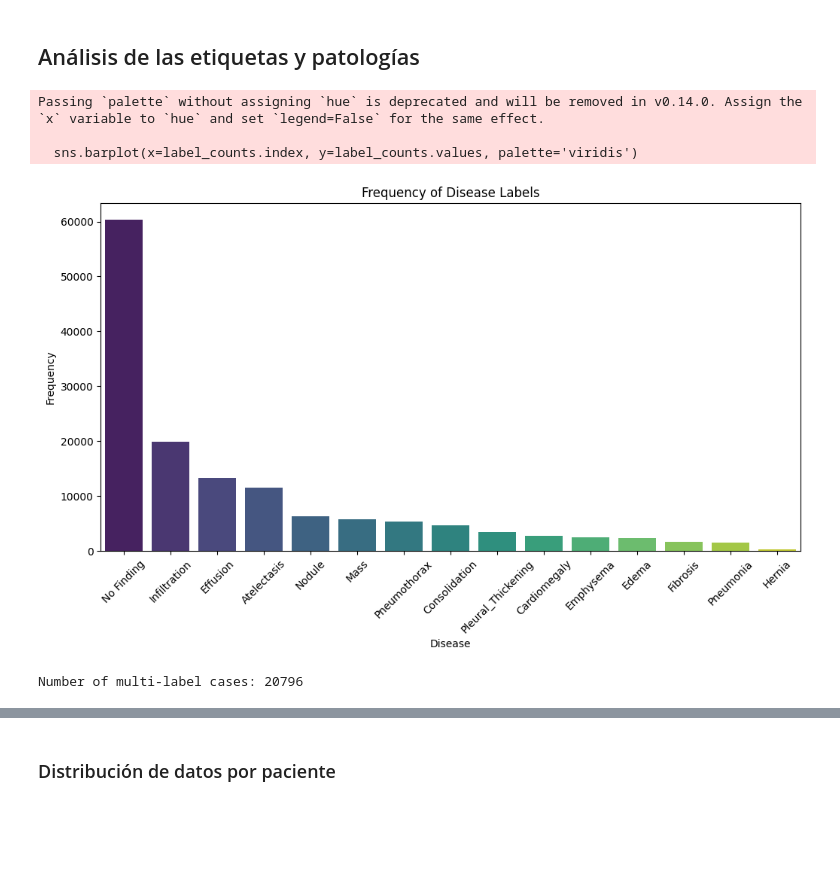
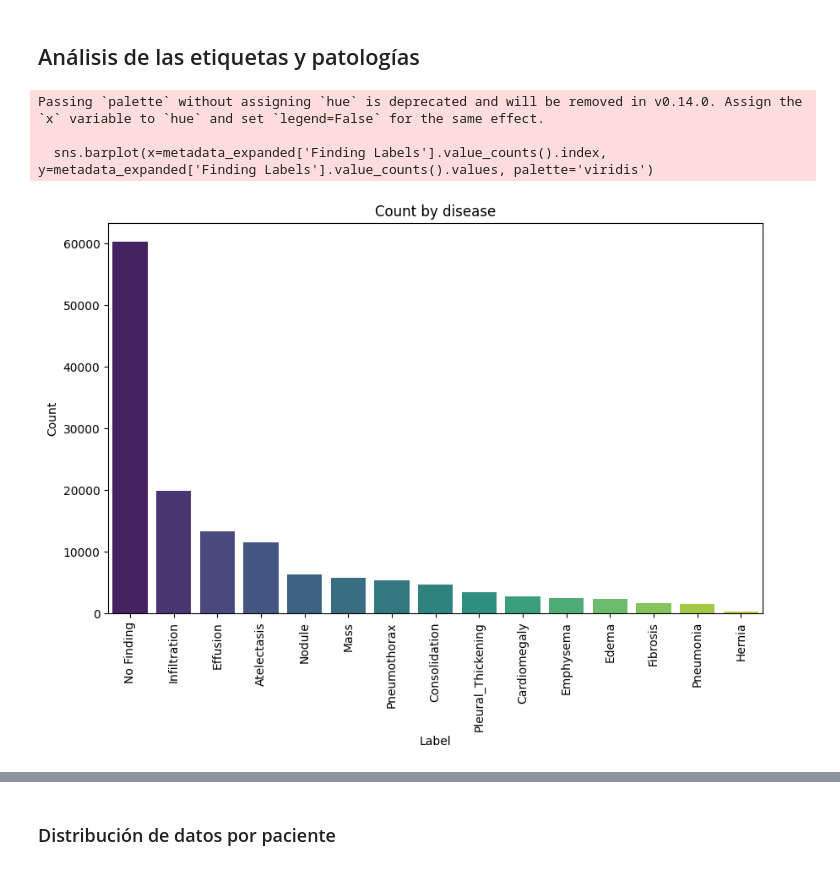
Before and after one commit to RodriguezMarta/ChestX-ray8_classification, a Jupyter notebook: notebooks/01_EDA.ipynb, the cells around one changed output, grey strips where cells are left out. Saved outputs shown, nothing was run; the diff lists cells and outputs as text; code cells hidden in the pictures; blank space fills up the shorter version.

```diff
--- a/notebooks/01_EDA.ipynb
+++ b/notebooks/01_EDA.ipynb
@@ -14,6 +14,7 @@ import os
 
 El conjunto de datos de ChestX-ray8 se puede encontrar en https://nihcc.app.box.com/v/ChestXray-NIHCC/, una opción es descargar la carpeta con las imágenes en un .zip pero NIH ya proporciona .py capaz de descargar y descomprimir los archivos de las imágenes. Ese archivo ha sido modificado para descargar las imágenes en una carpeta más conveniente con la estructura del proyecto.
 # %%
-data_dir = Path.cwd().parent / 'data'
+data_dir = os.path.join('..', 'data')
+metadata_dir = os.path.join(data_dir, 'metadata')
 # %%
 # Check if we have all images
@@ -34,10 +37,10 @@ Number of images: 112120
 # %%
 # Metadata path
-metadata_dir = data_dir / 'metadata' / 'Data_Entry_2017_v2020.csv'
-bbox_dir =  data_dir /'metadata'/'BBox_List_2017.csv'
+metadata_file = os.path.join(metadata_dir, 'Data_Entry_2017_v2020.csv')
+bbox_dir =  os.path.join(metadata_dir,'BBox_List_2017.csv')
 
 
-metadata_df = pd.read_csv(metadata_dir)
+metadata_df = pd.read_csv(metadata_file)
 print(f"Unique patients: {metadata_df['Patient ID'].nunique()}")
 display(metadata_df.head())
 # %% [output]
@@ -51,29 +107,19 @@ Unique patients: 30805
 # %% [markdown]
 ## Análisis de las etiquetas y patologías
 # %%
-# Split 'Finding Labels' into individual labels
-metadata_df['Labels List'] = metadata_df['Finding Labels'].str.split('|')
+metadata_expanded = metadata_df.copy()
+metadata_expanded['Finding Labels'] = metadata_expanded['Finding Labels'].str.split('|')
+metadata_expanded = metadata_expanded.explode('Finding Labels')
 
-# Calculate freq of each label
-all_labels = metadata_df['Labels List'].explode()
-label_counts = all_labels.value_counts()
-
-# Plot label distribution
-plt.figure(figsize=(12, 6))
-sns.barplot(x=label_counts.index, y=label_counts.values, palette='viridis')
-plt.xticks(rotation=45)
-plt.title("Frequency of Disease Labels")
-plt.xlabel("Disease")
-plt.ylabel("Frequency")
+plt.figure(figsize=(10, 6))
+sns.barplot(x=metadata_expanded['Finding Labels'].value_counts().index, y=metadata_expanded['Finding Labels'].value_counts().values, palette='viridis')
+plt.xlabel('Label')
+plt.ylabel('Count')
+plt.title('Count by disease')
+plt.xticks(rotation=90)
 plt.show()
-
-# Check for multi-label cases
-metadata_df['Label Count'] = metadata_df['Labels List'].apply(len)
-multi_label_cases = metadata_df[metadata_df['Label Count'] > 1]
-print(f"Number of multi-label cases: {len(multi_label_cases)}")
 # %% [output]
 Passing `palette` without assigning `hue` is deprecated and will be removed in v0.14.0. Assign the `x` variable to `hue` and set `legend=False` for the same effect.
 
-  sns.barplot(x=label_counts.index, y=label_counts.values, palette='viridis')
+  sns.barplot(x=metadata_expanded['Finding Labels'].value_counts().index, y=metadata_expanded['Finding Labels'].value_counts().values, palette='viridis')
-[figure, old version]
+[figure, new version]
-Number of multi-label cases: 20796
```
Also changed, not shown: parts of 23 cells of this notebook, 29 other files.
